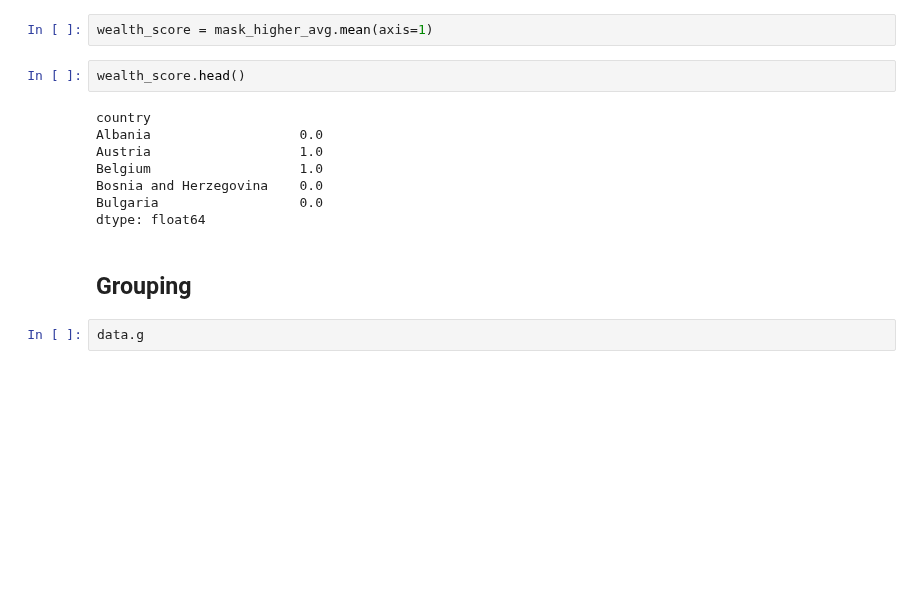
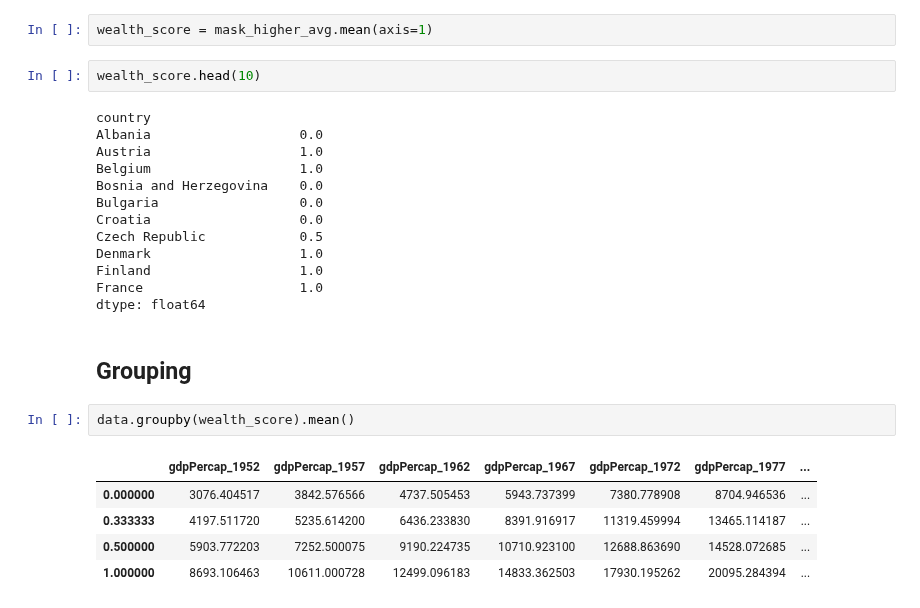
Before and after one commit to paulmaxus/livecode-2025-02-24, a Jupyter notebook: notebooks/dataframe_groups.ipynb, the cells around one changed output. Cells and saved outputs as stored; diff of their text form; blank space fills up the shorter version.

```diff
--- a/notebooks/dataframe_groups.ipynb
+++ b/notebooks/dataframe_groups.ipynb
@@ -119,7 +119,7 @@ mask_higher_avg.head()
 # %%
 wealth_score = mask_higher_avg.mean(axis=1)
 # %%
-wealth_score.head()
+wealth_score.head(10)
 # %% [output]
 country
 Albania                   0.0
@@ -127,8 +127,19 @@ Austria                   1.0
 Belgium                   1.0
 Bosnia and Herzegovina    0.0
 Bulgaria                  0.0
+Croatia                   0.0
+Czech Republic            0.5
+Denmark                   1.0
+Finland                   1.0
+France                    1.0
 dtype: float64
 # %% [markdown]
 ## Grouping
 # %%
-data.g
+data.groupby(wealth_score).mean()
+# %% [output]
+|  | gdpPercap_1952 | gdpPercap_1957 | gdpPercap_1962 | gdpPercap_1967 | gdpPercap_1972 | gdpPercap_1977 | ... |
+| 0.000000 | 3076.404517 | 3842.576566 | 4737.505453 | 5943.737399 | 7380.778908 | 8704.946536 | ... |
+| 0.333333 | 4197.511720 | 5235.614200 | 6436.233830 | 8391.916917 | 11319.459994 | 13465.114187 | ... |
+| 0.500000 | 5903.772203 | 7252.500075 | 9190.224735 | 10710.923100 | 12688.863690 | 14528.072685 | ... |
+| 1.000000 | 8693.106463 | 10611.000728 | 12499.096183 | 14833.362503 | 17930.195262 | 20095.284394 | ... |
```
